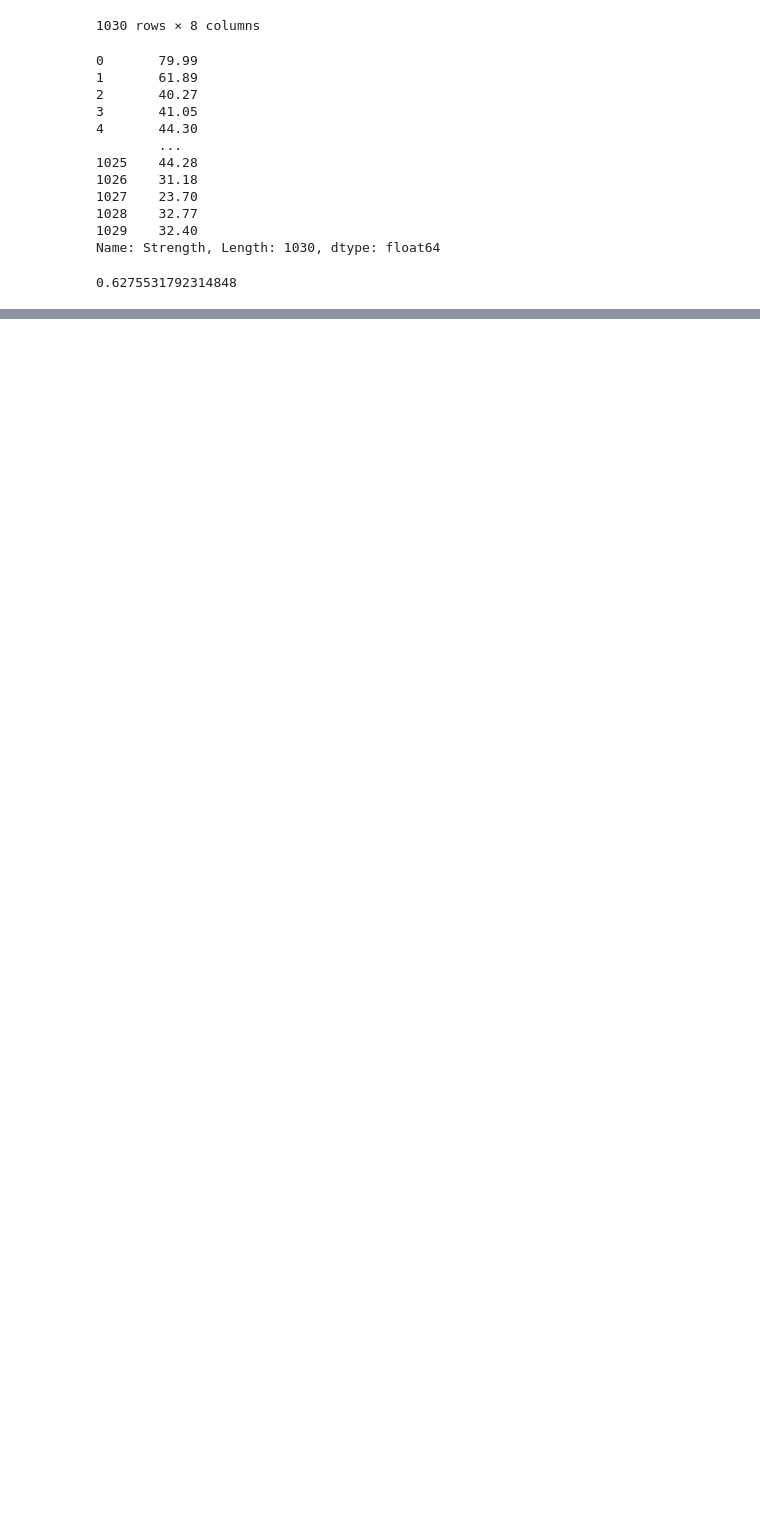
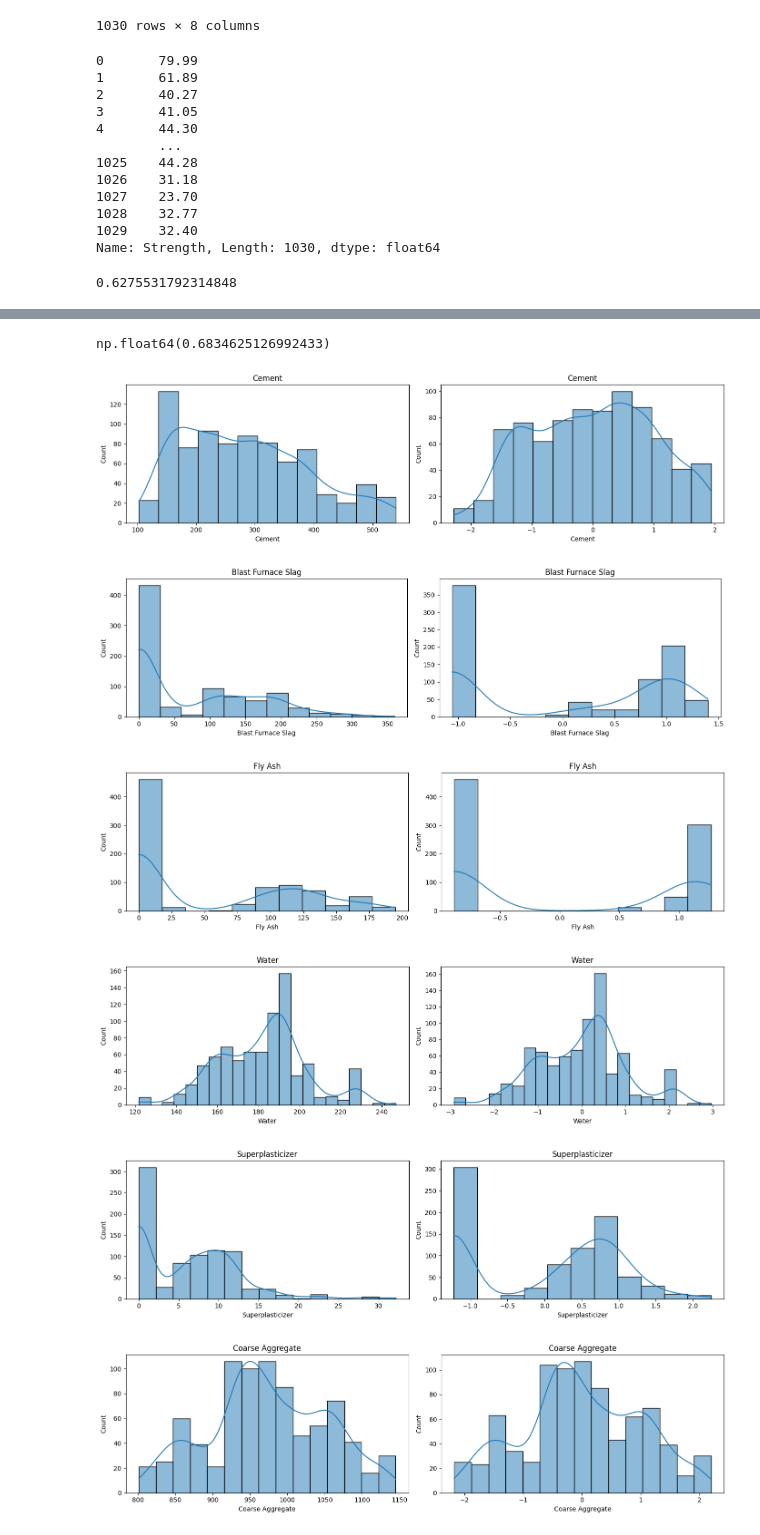
Before and after one commit to Ishwar-gupta/Feature_Engineering, a Jupyter notebook: ML_Transformer/power_transformer.ipynb, the cells around one changed output, grey strips where cells are left out. Cells and saved outputs as stored; diff of their text form; code cells hidden in the pictures; blank space fills up the shorter version.

```diff
--- a/ML_Transformer/power_transformer.ipynb
+++ b/ML_Transformer/power_transformer.ipynb
@@ -116,0 +223,21 @@ r2_score(y_test,y_pred)
+# %%
+# pt2 = PowerTransformer() # by_default ,it is yeo-johnson transform
+pt2 = PowerTransformer(method='yeo-johnson')
+
+X_train_transformed2 = pt2.fit_transform(X_train)
+X_test_transformed2 = pt2.transform(X_test)
+
+# applying linear regression
+lir = LinearRegression()
+
+lir.fit(X_train_transformed2,y_train)
+y_pred3 = lir.predict(X_test_transformed2)
+
+print(r2_score(y_test,y_pred3))
+
+pd.DataFrame(
+    {
+        "cols":X_train.columns,
+        "Yeo-Johnson_lambdas":pt2.lambdas_
+    }
+)
@@ -116,0 +257,34 @@ r2_score(y_test,y_pred)
+# %%
+pwt = PowerTransformer(method='yeo-johnson')
+X_transformed2 = pwt.fit_transform(X)
+
+lnr = LinearRegression()
+np.mean(cross_val_score(lnr,X_transformed2,y,scoring='r2'))
+# %% [output]
+np.float64(0.6834625126992433)
+# %%
+# Before and After comparison for Yeo-Johnson transformation
+X_train_transformed2 = pd.DataFrame(X_train_transformed2,columns=X_train.columns)
+
+for col in X_train_transformed2.columns:
+
+    plt.figure(figsize=(14,4))
+    # before plot i.e first plot
+    plt.subplot(121)
+    sns.histplot(X_train[col],kde=True)
+    plt.title(col)
+
+    # 2nd plot i.e after plot
+    plt.subplot(122)
+    sns.histplot(X_train_transformed2[col],kde=True)
+    plt.title(col)
+
+    plt.tight_layout()
+    plt.show()
+# %% [output]
+[figure, added]
+[figure, added]
+[figure, added]
+[figure, added]
+[figure, added]
+[figure, added]
```
Also changed, not shown: parts of 17 cells of this notebook.
